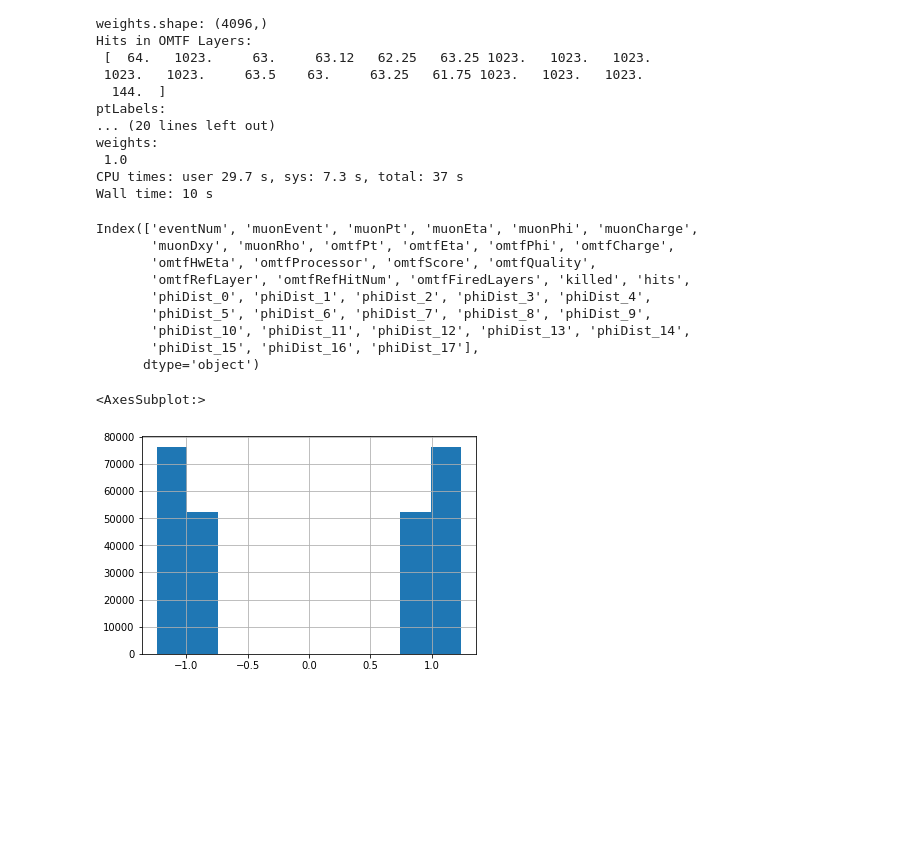
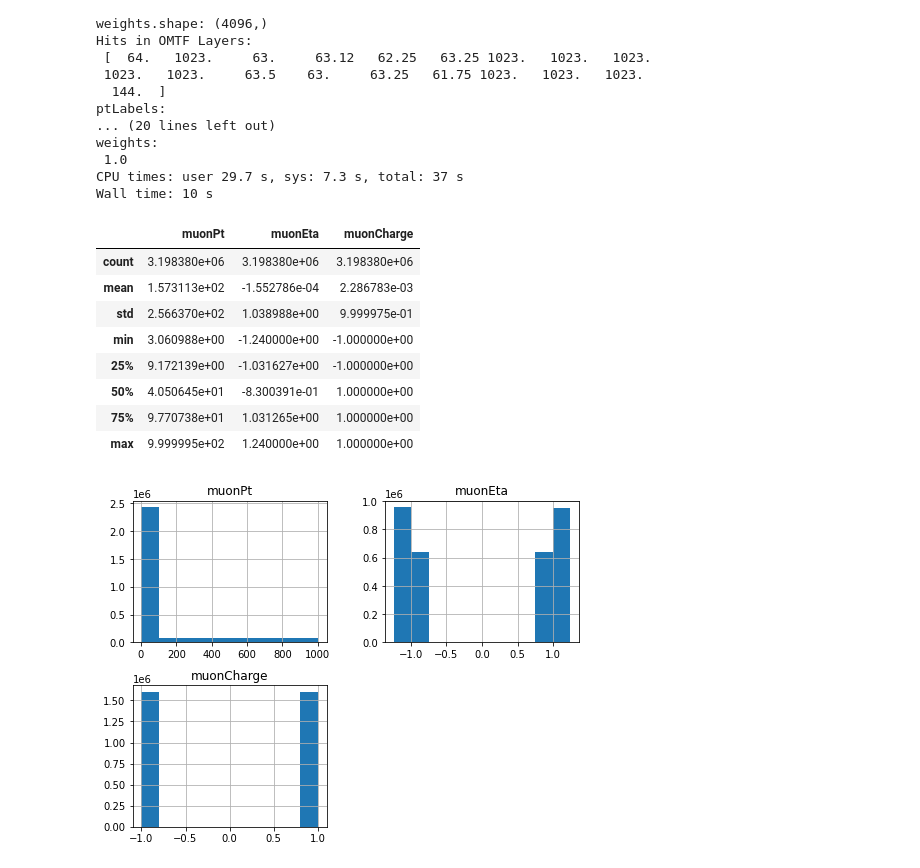
Before and after one commit to jpkusmiersk/omtf_nn_py, a Jupyter notebook: omtf_nn/IO_tests.ipynb, the cells around one changed output. Drawn from its saved outputs; the diff is of its cells as text; code cells hidden in the pictures; blank space fills up the shorter version.

Commit message:
* add instruction to connect machine_learning_projects/lutnn_py repository * update data file paths

```diff
--- a/omtf_nn/IO_tests.ipynb
+++ b/omtf_nn/IO_tests.ipynb
@@ -148,20 +148,21 @@ Wall time: 10 s
 # %%
 import pandas as pd
 import numpy as np
-fileName = "/scratch_cmsse/alibordi/data/training/df.parquet_SingleMu_OneOverPt_Feb22_chunk_0.gzip"
-df = pd.read_parquet(fileName)
-print(df.columns)
-df.describe()
-df["muonEta"].hist()
+import glob
+
+trainDataDir = "/scratch_cmsse/alibordi/data/training/"
+trainFileNames = glob.glob(trainDataDir+'df.parquet*')
+df = pd.read_parquet(trainFileNames)
+df[["muonPt", "muonEta", "muonCharge"]].hist(figsize=(8,6))
+df[["muonPt", "muonEta", "muonCharge"]].describe()
 # %% [output]
-Index(['eventNum', 'muonEvent', 'muonPt', 'muonEta', 'muonPhi', 'muonCharge',
-       'muonDxy', 'muonRho', 'omtfPt', 'omtfEta', 'omtfPhi', 'omtfCharge',
-       'omtfHwEta', 'omtfProcessor', 'omtfScore', 'omtfQuality',
-       'omtfRefLayer', 'omtfRefHitNum', 'omtfFiredLayers', 'killed', 'hits',
-       'phiDist_0', 'phiDist_1', 'phiDist_2', 'phiDist_3', 'phiDist_4',
-       'phiDist_5', 'phiDist_6', 'phiDist_7', 'phiDist_8', 'phiDist_9',
-       'phiDist_10', 'phiDist_11', 'phiDist_12', 'phiDist_13', 'phiDist_14',
-       'phiDist_15', 'phiDist_16', 'phiDist_17'],
-      dtype='object')
-<AxesSubplot:>
+|  | muonPt | muonEta | muonCharge |
+| count | 3.198380e+06 | 3.198380e+06 | 3.198380e+06 |
+| mean | 1.573113e+02 | -1.552786e-04 | 2.286783e-03 |
+| std | 2.566370e+02 | 1.038988e+00 | 9.999975e-01 |
+| min | 3.060988e+00 | -1.240000e+00 | -1.000000e+00 |
+| 25% | 9.172139e+00 | -1.031627e+00 | -1.000000e+00 |
+| 50% | 4.050645e+01 | -8.300391e-01 | 1.000000e+00 |
+| 75% | 9.770738e+01 | 1.031265e+00 | 1.000000e+00 |
+| max | 9.999995e+02 | 1.240000e+00 | 1.000000e+00 |
-[figure, old version]
+[figure, new version]
```
Also changed, not shown: 5 other files.
